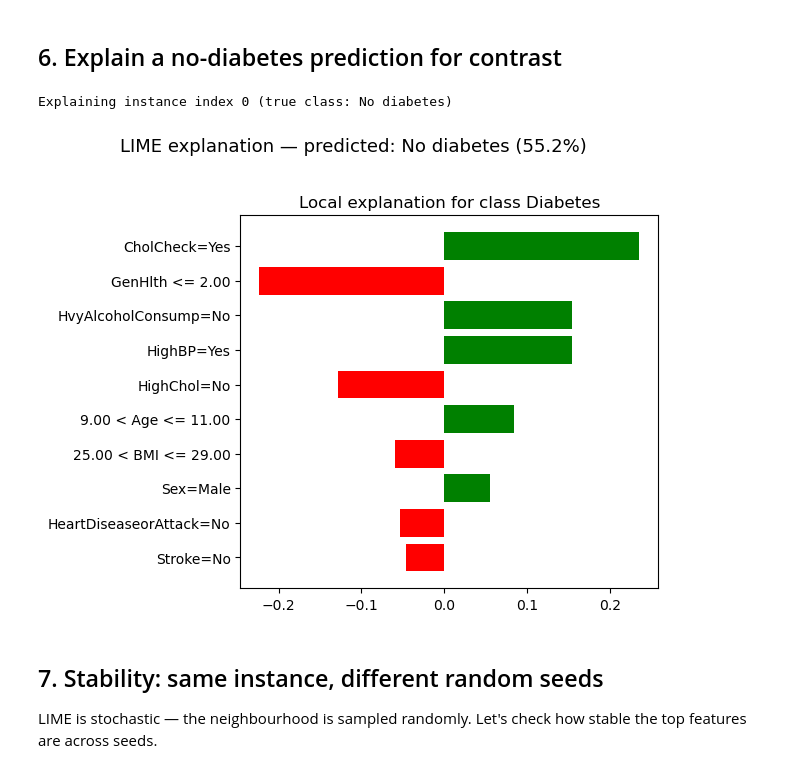
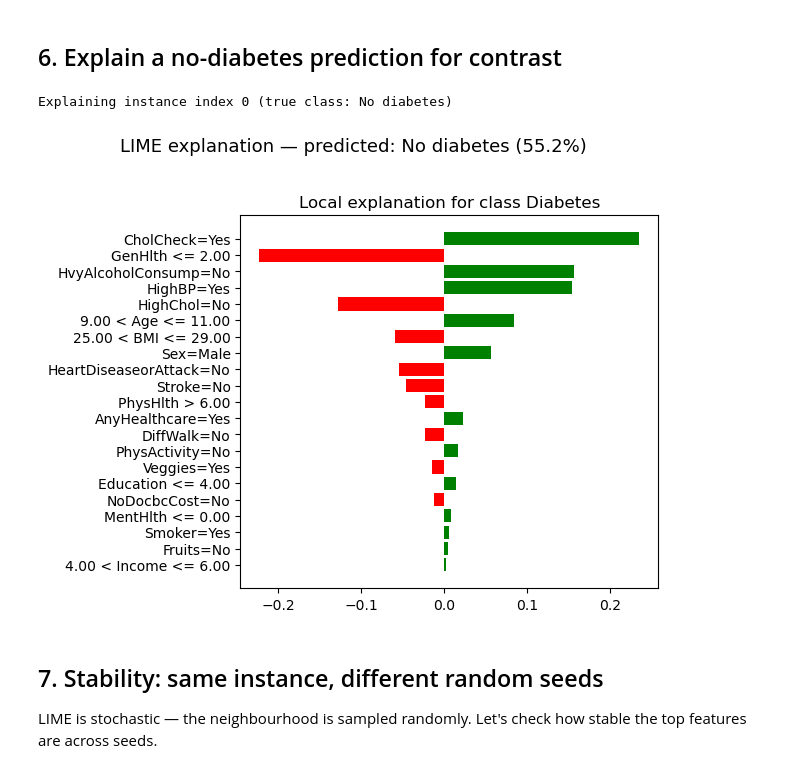
Before and after one commit to nosywe-byte/Project-1-XAI, a Jupyter notebook: Log_Reg analysis.ipynb, the cells around one changed output. Cells and saved outputs as stored; diff of their text form; code cells hidden in the pictures.

```diff
--- a/Log_Reg analysis.ipynb
+++ b/Log_Reg analysis.ipynb
@@ -218,27 +218,27 @@ pd.DataFrame(weights, columns=['feature condition', 'LIME weight']).sort_values(
 # %%
 no_diabetes_mask = test_pred == 0
 idx2 = np.where(no_diabetes_mask)[0][0]
 
 instance2 = X_test_raw[idx2]
 pred_proba2 = predict_proba(instance2.reshape(1, -1))[0]
 pred_class2 = class_names[int(pred_proba2.argmax())]
 
 exp2 = explainer.explain_instance(
     data_row=instance2,
     predict_fn=predict_proba,
-    num_features=10,
+    num_features=21,
     num_samples=5000,
 )
 
 print(f'Explaining instance index {idx2} (true class: {class_names[int(y_test[idx2])]})')
 fig2 = exp2.as_pyplot_figure(label=pos_label)
 fig2.suptitle(f'LIME explanation — predicted: {pred_class2} ({pred_proba2.max():.1%})',
               fontsize=13, y=1.02)
 plt.tight_layout()
 plt.show()
 # %% [output]
 Explaining instance index 0 (true class: No diabetes)
-[figure, old version]
+[figure, new version]
 # %% [markdown]
 ## 7. Stability: same instance, different random seeds
 
```
Also changed, not shown: parts of 1 cell of this notebook, 2 other files.
